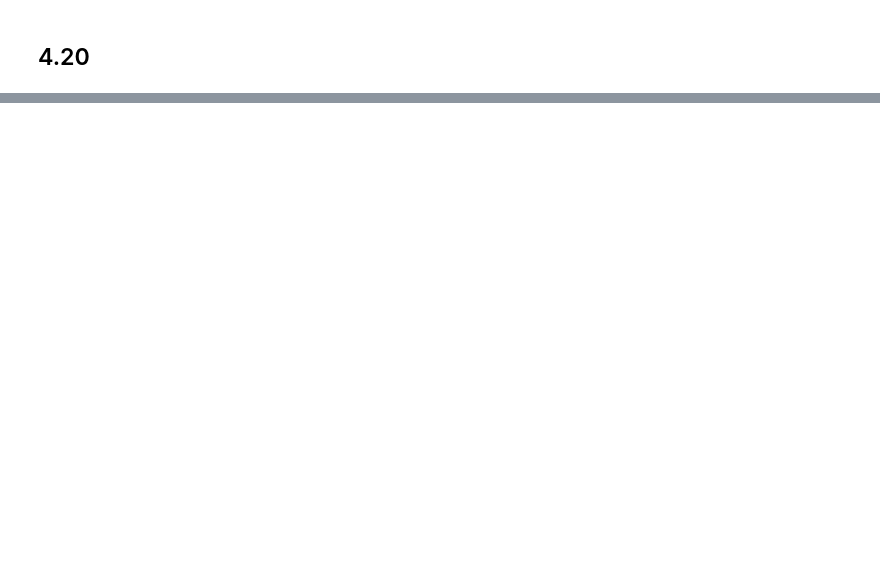
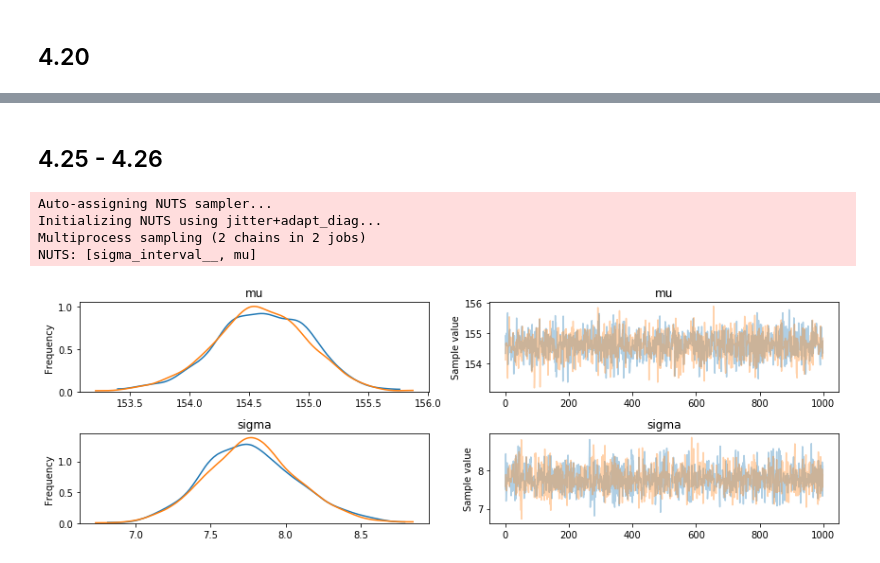
Before and after one commit to efcaguab/statistical-rethinking, a Jupyter notebook: learning-code/chapter-4-code.ipynb, the cells around one changed output, grey strips where cells are left out. Cells and saved outputs as stored; diff of their text form; code cells hidden in the pictures; blank space fills up the shorter version.

```diff
--- a/learning-code/chapter-4-code.ipynb
+++ b/learning-code/chapter-4-code.ipynb
@@ -140,0 +162,18 @@ plt.show()
+# %% [markdown]
+## 4.25 - 4.26
+# %%
+with pm.Model() as m4_1:
+    mu = pm.Normal('mu', mu=178, sd=20)
+    sigma = pm.Uniform('sigma', lower=0, upper=50)
+    height = pm.Normal('height', mu=mu, sd=sigma, observed=d2.height)
+
+with m4_1:
+    trace_4_1 = pm.sample(1000, tune=1000)
+
+pm.traceplot(trace_4_1); # this function let you check the samples values
+# %% [output]
+Auto-assigning NUTS sampler...
+Initializing NUTS using jitter+adapt_diag...
+Multiprocess sampling (2 chains in 2 jobs)
+NUTS: [sigma_interval__, mu]
+[figure, added]
```
Also changed, not shown: parts of 24 cells of this notebook.
